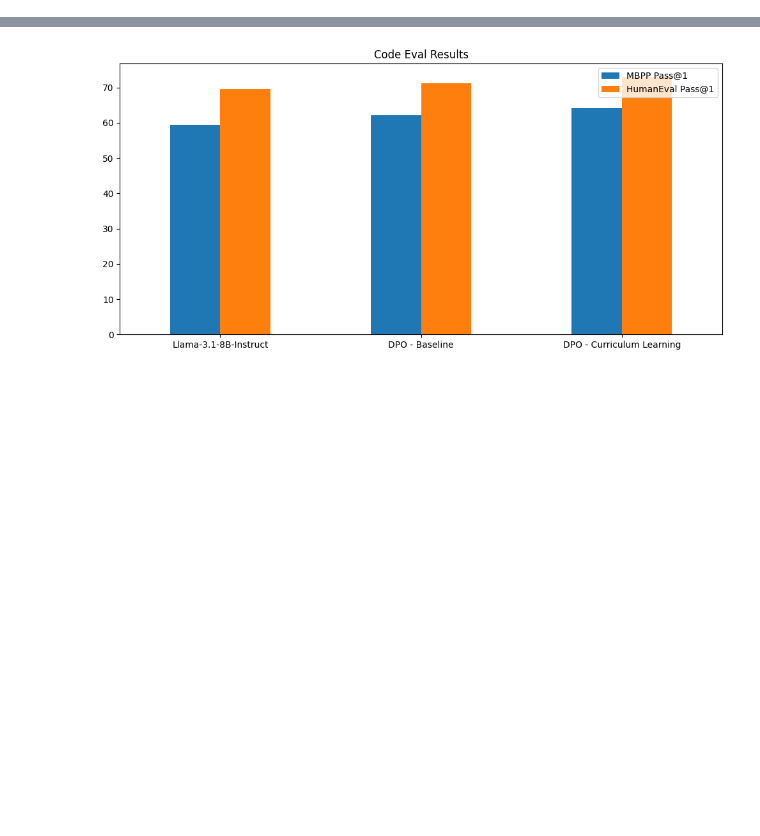
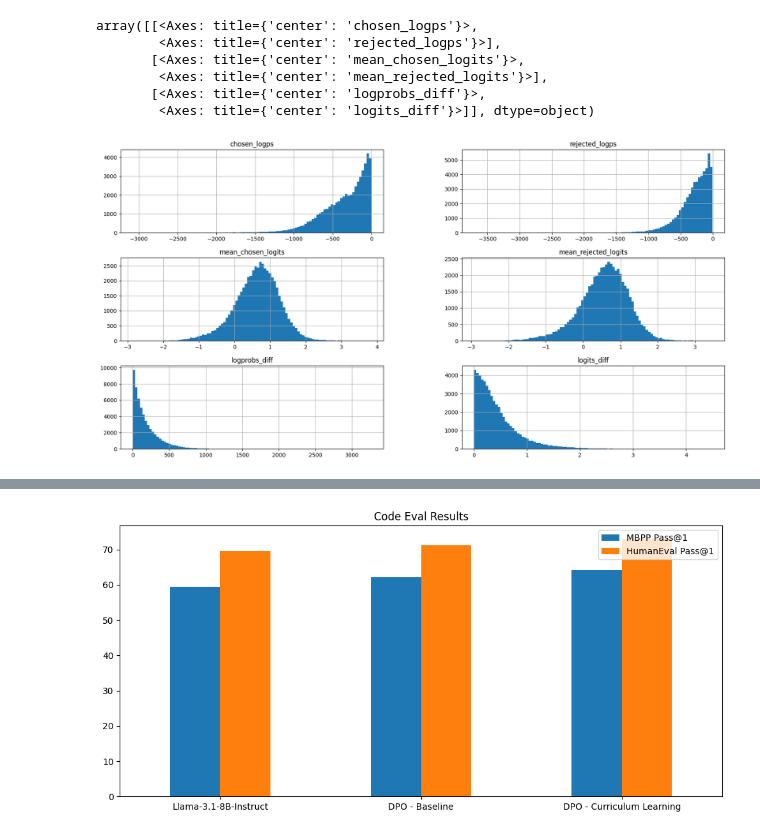
Before and after one commit to brianfitzgerald/smolmodels, a Jupyter notebook: notebooks/dpo_analysis.ipynb, the cells around one changed output, grey strips where cells are left out. Drawn from its saved outputs; the diff is of its cells as text; code cells hidden in the pictures; blank space fills up the shorter version.

```diff
--- a/notebooks/dpo_analysis.ipynb
+++ b/notebooks/dpo_analysis.ipynb
@@ -9,15 +19,23 @@ scores_df.describe()
 # %%
 scores_df = scores_df[
     [
         "chosen_logps",
         "rejected_logps",
         "mean_chosen_logits",
         "mean_rejected_logits",
     ]
 ]
-scores_df['logprobs_diff'] = scores_df['chosen_logps'] - scores_df['rejected_logps']
-scores_df['logits_diff'] = scores_df['mean_chosen_logits'] - scores_df['mean_rejected_logits']
+scores_df['logprobs_diff'] = abs(scores_df['chosen_logps'] - scores_df['rejected_logps'])
+scores_df['logits_diff'] = abs(scores_df['mean_chosen_logits'] - scores_df['mean_rejected_logits'])
 scores_df.hist(bins=100, figsize=(20, 10))
+# %% [output]
+array([[<Axes: title={'center': 'chosen_logps'}>,
+        <Axes: title={'center': 'rejected_logps'}>],
+       [<Axes: title={'center': 'mean_chosen_logits'}>,
+        <Axes: title={'center': 'mean_rejected_logits'}>],
+       [<Axes: title={'center': 'logprobs_diff'}>,
+        <Axes: title={'center': 'logits_diff'}>]], dtype=object)
+[figure, added]
 # %%
 fig, axs = plt.subplots(1, 2, figsize=(20, 5))
 
```
Also changed, not shown: parts of 5 cells of this notebook.
